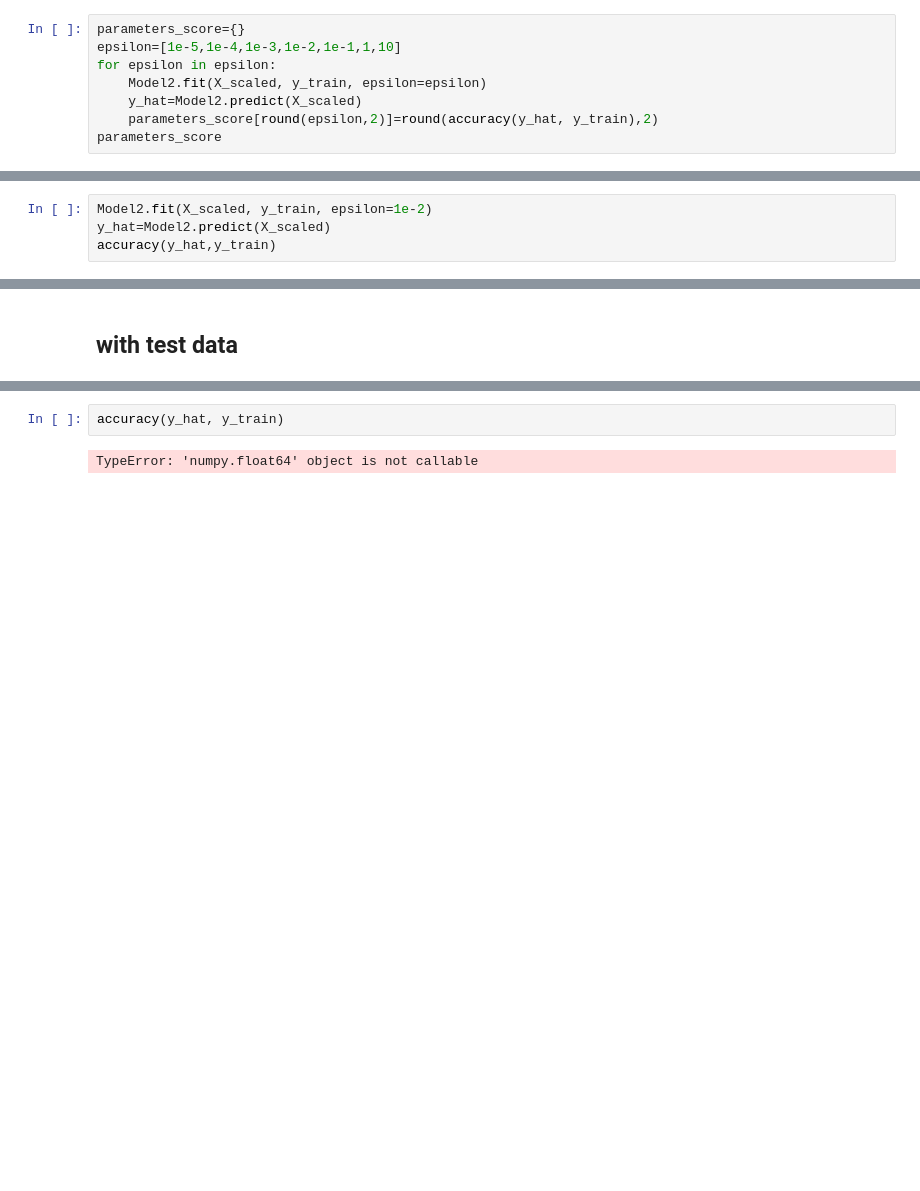
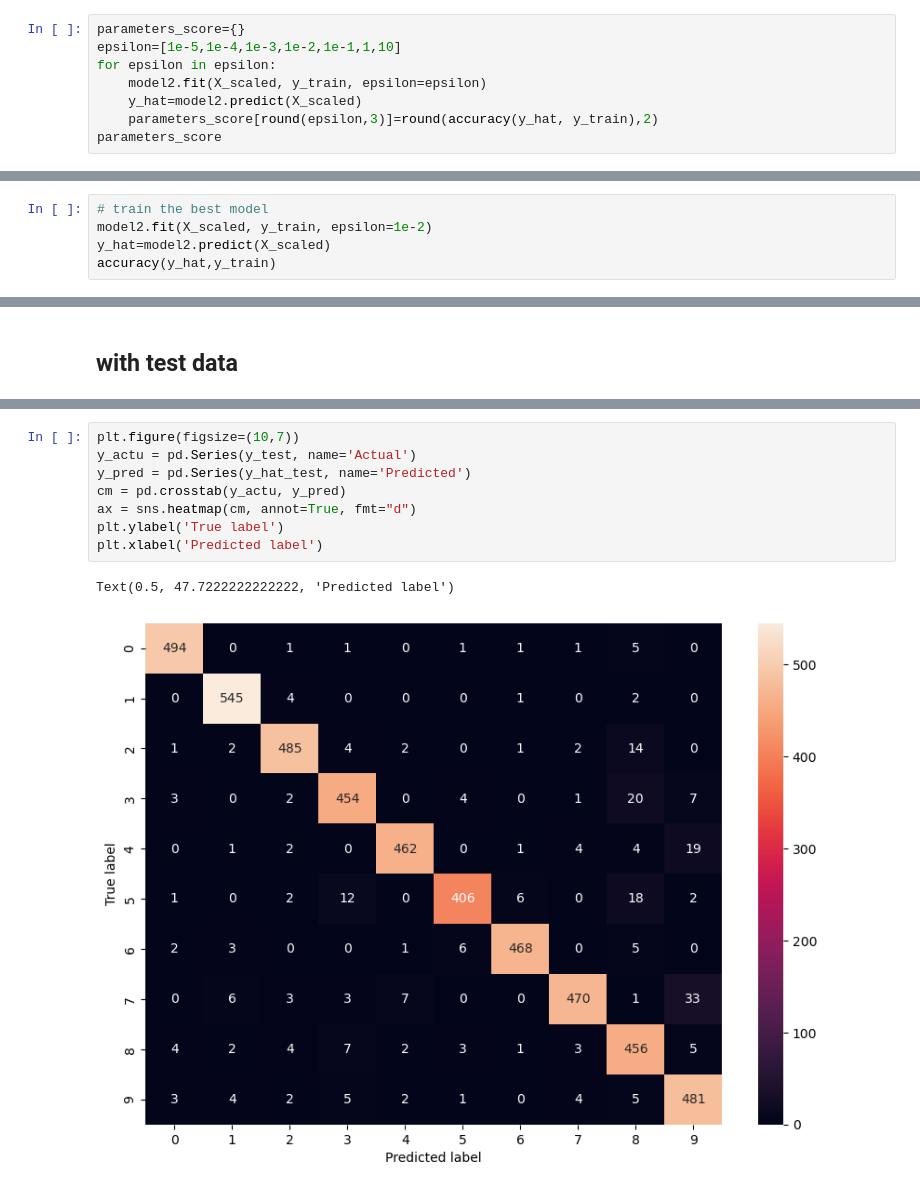
Before and after one commit to Wali-Mohamed/Bayesian-Theorem-Digits-Recognition, a Jupyter notebook: digit recognition code.ipynb, the cells around one changed output, grey strips where cells are left out. Drawn from its saved outputs; the diff is of its cells as text; blank space fills up the shorter version.

```diff
--- a/digit recognition code.ipynb
+++ b/digit recognition code.ipynb
@@ -185,8 +199,8 @@ accuracy(y_hat,y_train)
 parameters_score={}
 epsilon=[1e-5,1e-4,1e-3,1e-2,1e-1,1,10]
 for epsilon in epsilon:
-    Model2.fit(X_scaled, y_train, epsilon=epsilon)
-    y_hat=Model2.predict(X_scaled)
-    parameters_score[round(epsilon,2)]=round(accuracy(y_hat, y_train),2)
+    model2.fit(X_scaled, y_train, epsilon=epsilon)
+    y_hat=model2.predict(X_scaled)
+    parameters_score[round(epsilon,3)]=round(accuracy(y_hat, y_train),2)
 parameters_score
 # %% [output]
@@ -196,6 +212,7 @@ parameters_score
 # %%
-Model2.fit(X_scaled, y_train, epsilon=1e-2)
-y_hat=Model2.predict(X_scaled)
+# train the best model
+model2.fit(X_scaled, y_train, epsilon=1e-2)
+y_hat=model2.predict(X_scaled)
 accuracy(y_hat,y_train)
 # %% [output]
 0.9555333333333333
@@ -257,4 +267,11 @@ Test Accuracy KNN Sklearn 0.97
 # %%
-accuracy(y_hat, y_train)
+plt.figure(figsize=(10,7))
+y_actu = pd.Series(y_test, name='Actual')
+y_pred = pd.Series(y_hat_test, name='Predicted')
+cm = pd.crosstab(y_actu, y_pred)
+ax = sns.heatmap(cm, annot=True, fmt="d")
+plt.ylabel('True label')
+plt.xlabel('Predicted label')
 # %% [output]
-TypeError: 'numpy.float64' object is not callable
+Text(0.5, 47.7222222222222, 'Predicted label')
+[figure, added]
```
Also changed, not shown: parts of 30 cells of this notebook.
